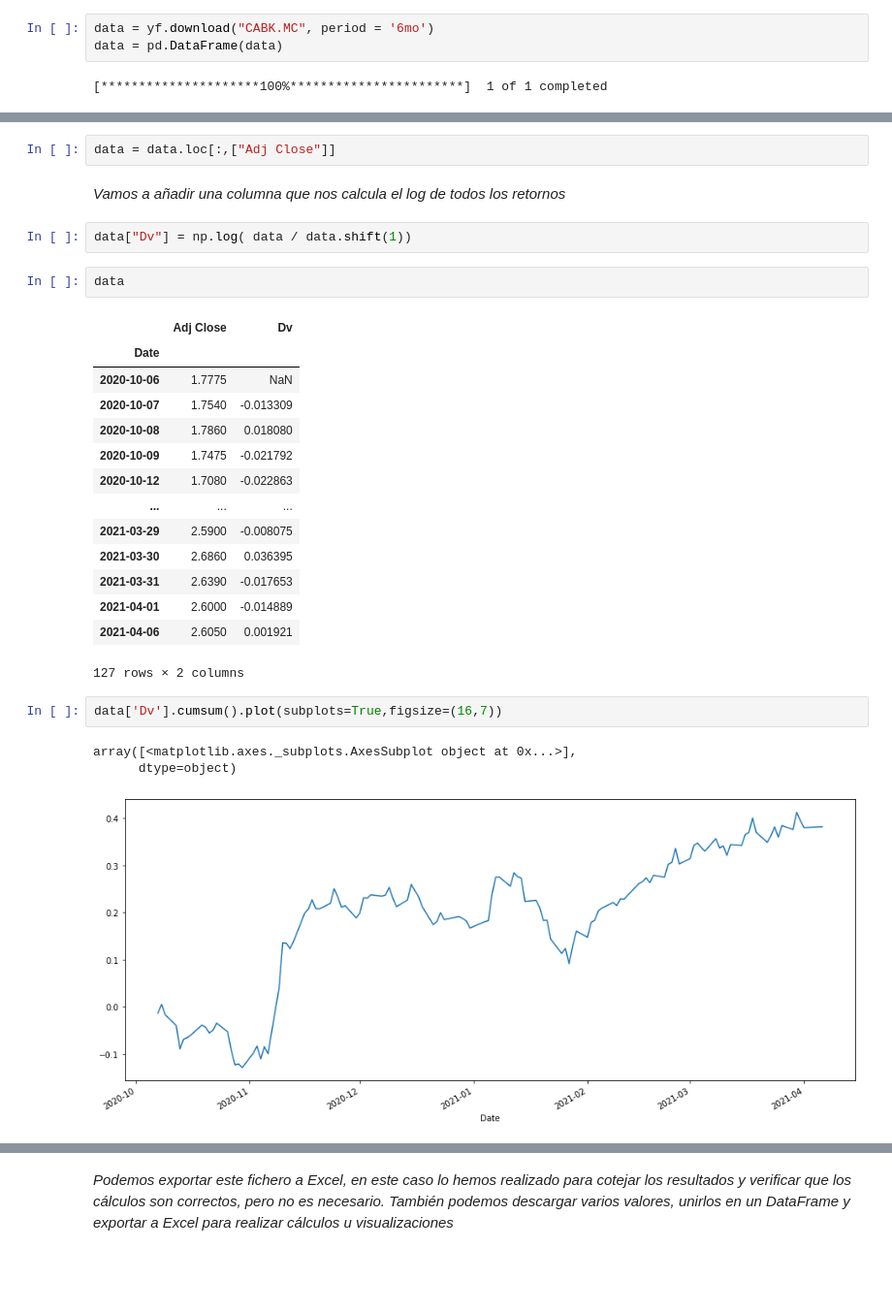
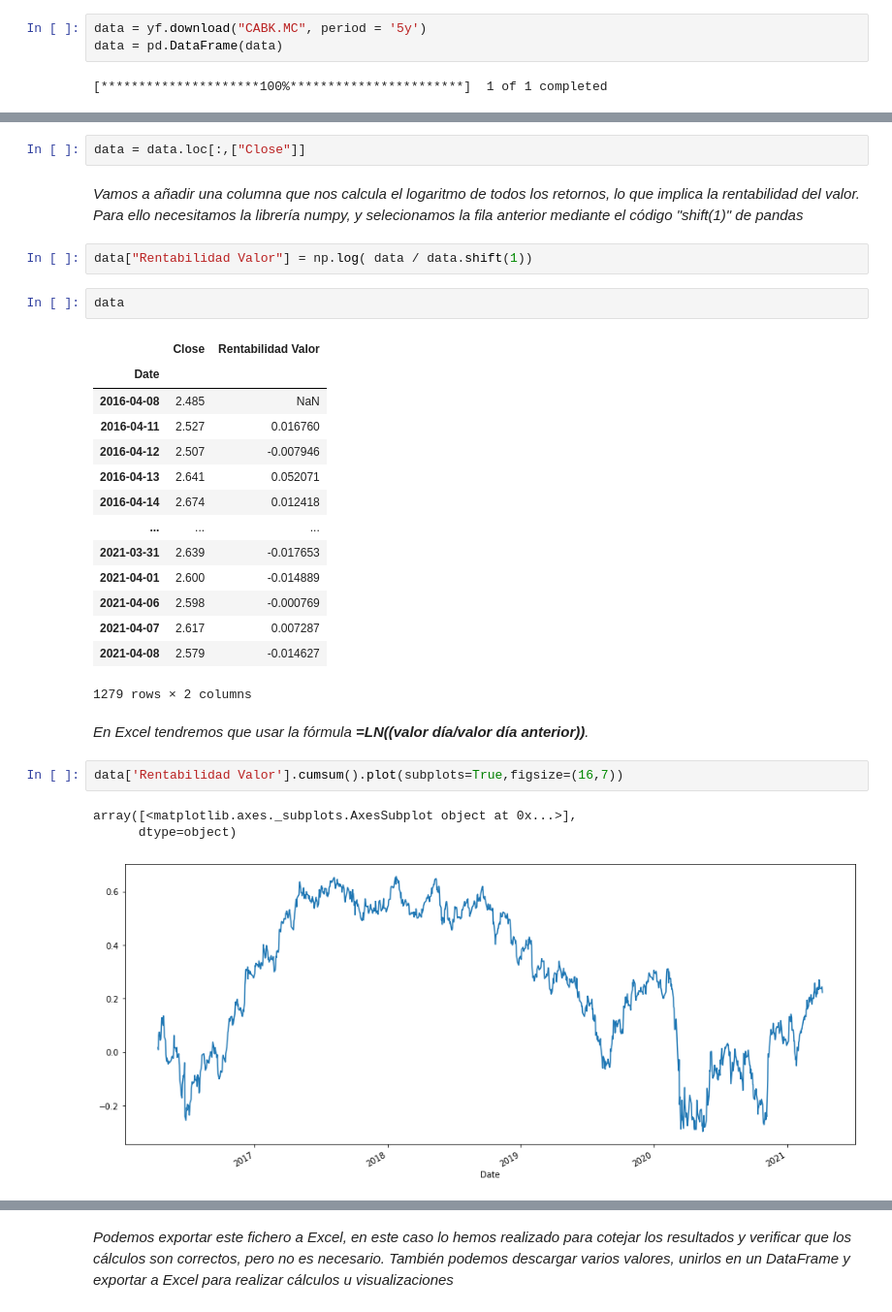
Before and after one commit to RebecaGa/TFG---URJC-2020-2021, a Jupyter notebook: 15. Cálculo Beta de Empresas Cotizadas.ipynb, the cells around one changed output, grey strips where cells are left out. Shown at 97% size. Drawn from its saved outputs; the diff is of its cells as text; blank space fills up the shorter version.

```diff
--- a/15. Cálculo Beta de Empresas Cotizadas.ipynb
+++ b/15. Cálculo Beta de Empresas Cotizadas.ipynb
@@ -69,5 +68,5 @@ import yfinance as yf
 # %%
-data = yf.download("CABK.MC", period = '6mo')
+data = yf.download("CABK.MC", period = '5y')
 data = pd.DataFrame(data)
 # %% [output]
 [*********************100%***********************]  1 of 1 completed
@@ -95,30 +94,32 @@ data
 # %%
-data = data.loc[:,["Adj Close"]]
+data = data.loc[:,["Close"]]
 # %% [markdown]
-*Vamos a añadir una columna que nos calcula el log de todos los retornos*
+*Vamos a añadir una columna que nos calcula el logaritmo de todos los retornos, lo que implica la rentabilidad del valor. Para ello necesitamos la librería numpy, y selecionamos la fila anterior mediante el código "shift(1)" de pandas*
 # %%
-data["Dv"] = np.log( data / data.shift(1))
+data["Rentabilidad Valor"] = np.log( data / data.shift(1))
 # %%
 data
 # %% [output]
-|  | Adj Close | Dv |
+|  | Close | Rentabilidad Valor |
 | Date |  |  |
-| 2020-10-06 | 1.7775 | NaN |
-| 2020-10-07 | 1.7540 | -0.013309 |
-| 2020-10-08 | 1.7860 | 0.018080 |
-| 2020-10-09 | 1.7475 | -0.021792 |
-| 2020-10-12 | 1.7080 | -0.022863 |
+| 2016-04-08 | 2.485 | NaN |
+| 2016-04-11 | 2.527 | 0.016760 |
+| 2016-04-12 | 2.507 | -0.007946 |
+| 2016-04-13 | 2.641 | 0.052071 |
+| 2016-04-14 | 2.674 | 0.012418 |
 | ... | ... | ... |
-| 2021-03-29 | 2.5900 | -0.008075 |
-| 2021-03-30 | 2.6860 | 0.036395 |
-| 2021-03-31 | 2.6390 | -0.017653 |
-| 2021-04-01 | 2.6000 | -0.014889 |
-| 2021-04-06 | 2.6050 | 0.001921 |
+| 2021-03-31 | 2.639 | -0.017653 |
+| 2021-04-01 | 2.600 | -0.014889 |
+| 2021-04-06 | 2.598 | -0.000769 |
+| 2021-04-07 | 2.617 | 0.007287 |
+| 2021-04-08 | 2.579 | -0.014627 |
-127 rows × 2 columns
+1279 rows × 2 columns
+# %% [markdown]
+*En Excel tendremos que usar la fórmula **=LN((valor día/valor día anterior))**.*
 # %%
-data['Dv'].cumsum().plot(subplots=True,figsize=(16,7))
+data['Rentabilidad Valor'].cumsum().plot(subplots=True,figsize=(16,7))
 # %% [output]
 array([<matplotlib.axes._subplots.AxesSubplot object at 0x...>],
       dtype=object)
-[figure, old version]
+[figure, new version]
 # %% [markdown]
```
Also changed, not shown: parts of 36 cells of this notebook, 2 other files.
